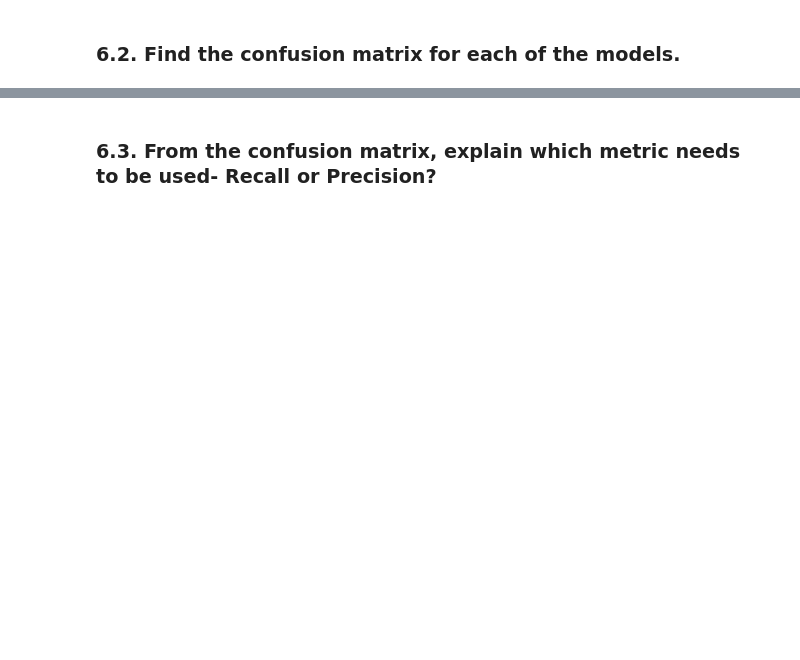
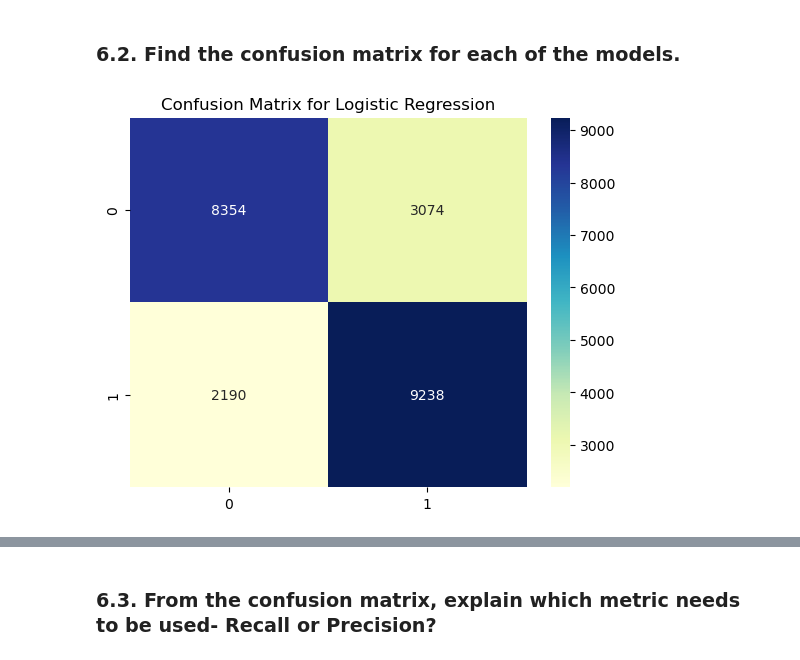
Before and after one commit to senthilkumarashok/MachineLearning, a Jupyter notebook: employee_turnover_analytics.ipynb, the cells around one changed output, grey strips where cells are left out. Saved outputs shown, nothing was run; the diff lists cells and outputs as text; code cells hidden in the pictures; blank space fills up the shorter version.

```diff
--- a/employee_turnover_analytics.ipynb
+++ b/employee_turnover_analytics.ipynb
@@ -386,9 +427,19 @@ plt.show()
 ### 6.2. Find the confusion matrix for each of the models.
 # %%
 # Logistic Regression - Get the confusion matrix
+lr_matrix = metrics.confusion_matrix(y_sm_minor, predicted_lr)
 
-cf_matrix = metrics.confusion_matrix(y_sm, predicted_lr)
-sns.heatmap(cf_matrix, annot=True, fmt="d", cmap="YlGnBu")
+# # Random Forest Regression - Get the confusion matrix
+rf_matrix = metrics.confusion_matrix(y_sm_minor, predicted_rf)
+
+# # GradientBoostingClassifier Regression - Get the confusion matrix
+gbc_matrix = metrics.confusion_matrix(y_sm_minor, predicted_gbc)
+
+ax = plt.axes()
+ax.set_title("Confusion Matrix for Logistic Regression", fontsize = 12)
+sns.heatmap(lr_matrix, annot=True, fmt="d", cmap="YlGnBu")
 plt.show()
+# %% [output]
+[figure, added]
 # %%
 # Random Forest - Get the confusion matrix
```
Also changed, not shown: parts of 14 cells of this notebook.
